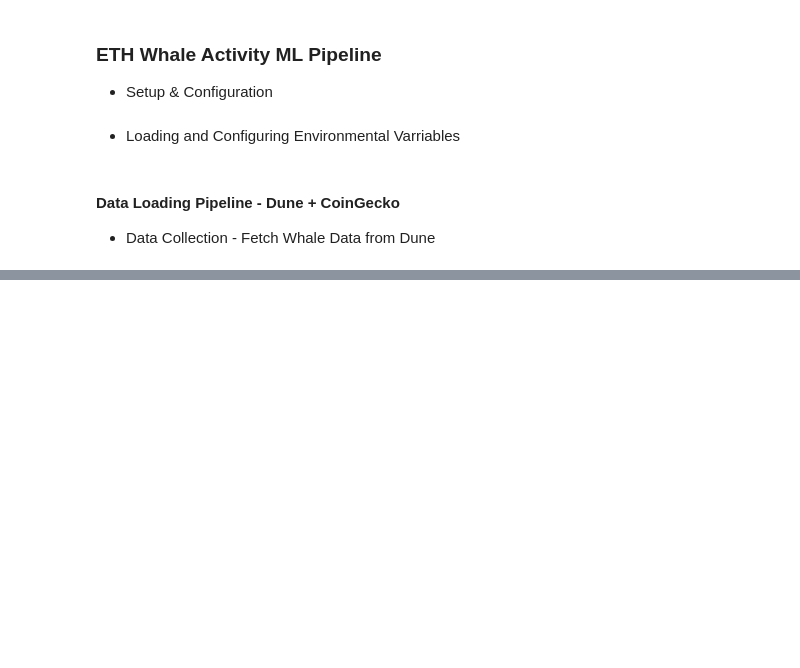
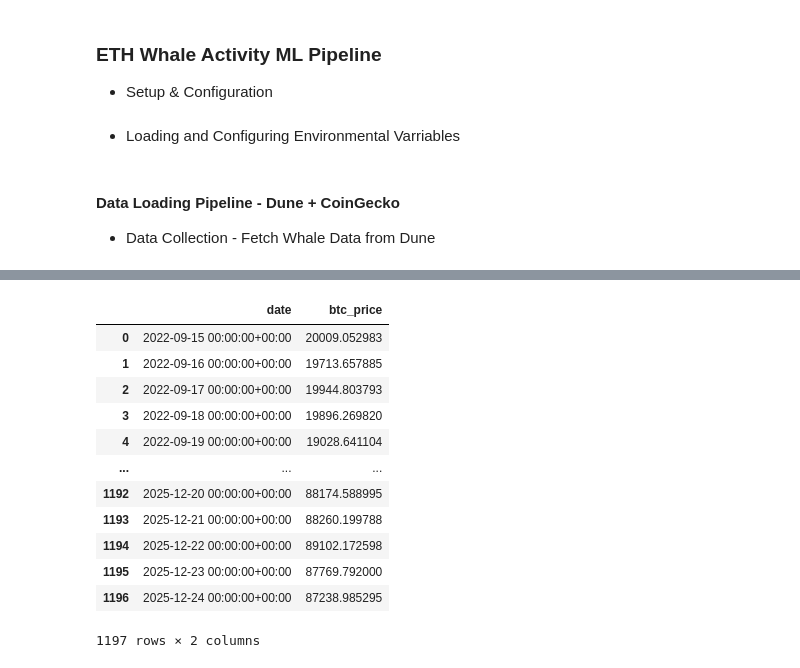
Before and after one commit to FirstBML/Whale-Movement-Based-Price-Direction-Generator-V2, a Jupyter notebook: WhalesIntent/Intent/NoteBook.ipynb, the cells around one changed output, grey strips where cells are left out. Drawn from its saved outputs; the diff is of its cells as text; code cells hidden in the pictures; blank space fills up the shorter version.

```diff
--- a/WhalesIntent/Intent/NoteBook.ipynb
+++ b/WhalesIntent/Intent/NoteBook.ipynb
@@ -663,0 +343,16 @@ EDA COMPLETE - Ready for modeling with 61 features
+# %%
+pd.read_csv('/workspaces/Whale-Movement-Based-Price-Direction-Generator-V2/WhalesIntent/Intent/data/price_cache/btc.csv')
+# %% [output]
+|  | date | btc_price |
+| 0 | 2022-09-15 00:00:00+00:00 | 20009.052983 |
+| 1 | 2022-09-16 00:00:00+00:00 | 19713.657885 |
+| 2 | 2022-09-17 00:00:00+00:00 | 19944.803793 |
+| 3 | 2022-09-18 00:00:00+00:00 | 19896.269820 |
+| 4 | 2022-09-19 00:00:00+00:00 | 19028.641104 |
+| ... | ... | ... |
+| 1192 | 2025-12-20 00:00:00+00:00 | 88174.588995 |
+| 1193 | 2025-12-21 00:00:00+00:00 | 88260.199788 |
+| 1194 | 2025-12-22 00:00:00+00:00 | 89102.172598 |
+| 1195 | 2025-12-23 00:00:00+00:00 | 87769.792000 |
+| 1196 | 2025-12-24 00:00:00+00:00 | 87238.985295 |
+1197 rows × 2 columns
```
Also changed, not shown: parts of 37 cells of this notebook, 27 other files.
